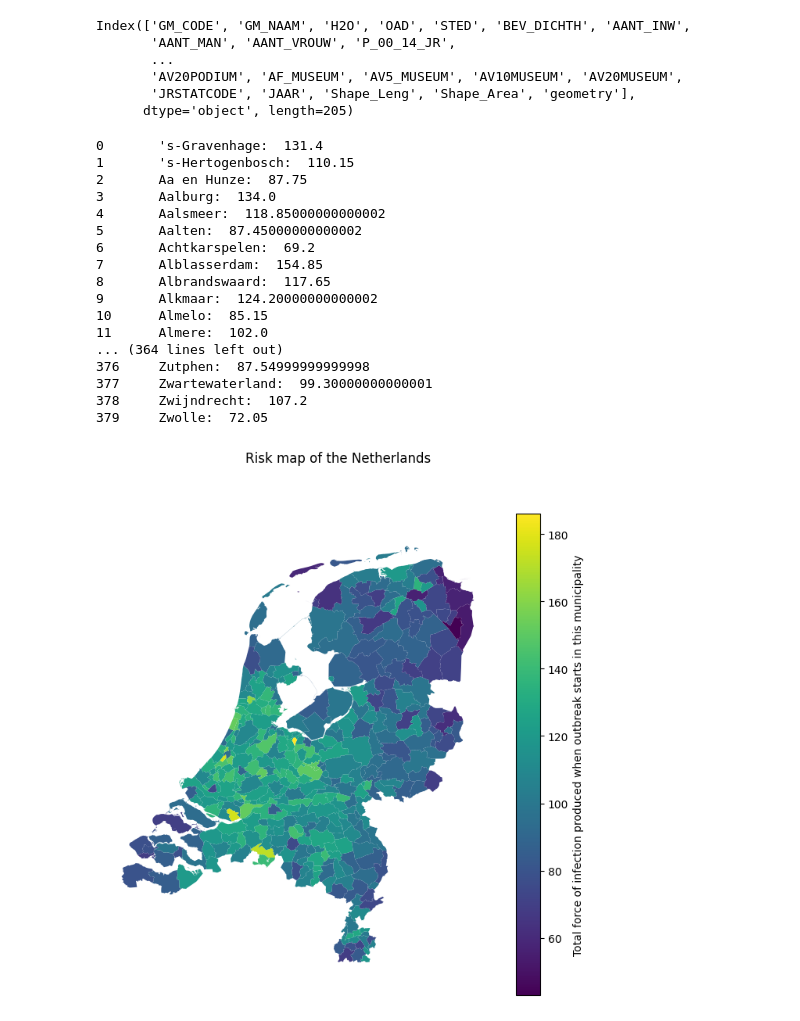
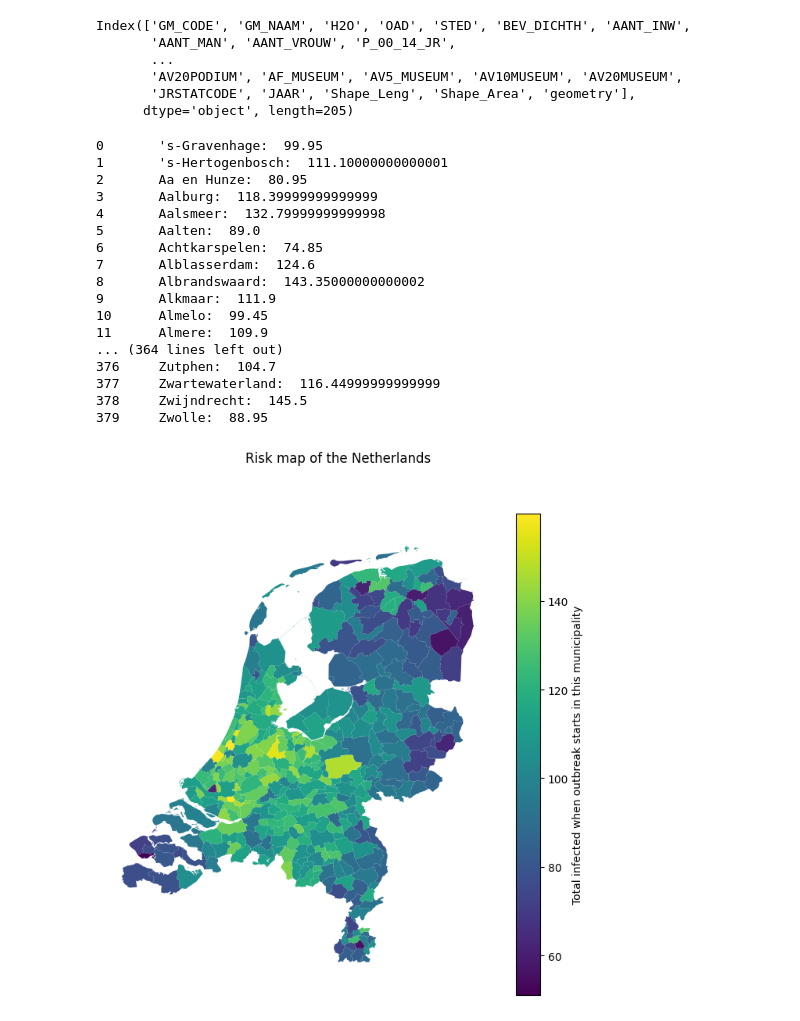
Before and after one commit to larsdekwant/covid-gravity-model, a Jupyter notebook: riskmap.ipynb, the cells around one changed output. Saved outputs shown, nothing was run; the diff lists cells and outputs as text; code cells hidden in the pictures.

```diff
--- a/riskmap.ipynb
+++ b/riskmap.ipynb
@@ -296,7 +318,7 @@ def load_total_infected_per_municipality(path_data, loc, group, run):
     peopleDF = pd.read_pickle(path_data + 'PeopleDF.pkl')
     extraPeopleDF = pd.read_pickle(path_data + 'ExtraPeopleDF.pkl')
     status = np.load(path_data + 'Runs_ref_4.6_100_5_risk' + str(loc) + '_' + str(group) + '/Status_' + str(run) + '.npz')
-    uniLocs = np.array(pd.read_pickle(path_data + 'Gemeenten.pkl')).T[0]
+    uniLocs = np.array(pd.read_pickle(os.path.normpath(path_data + '../../Gemeenten.pkl'))).T[0]
     loc_to_id = {val: i for i, val in enumerate(uniLocs)}
     uniGroups = np.unique(np.array(extraPeopleDF.Group))
 
@@ -322,53 +344,56 @@ def load_total_infected_per_municipality(path_data, loc, group, run):
 
     return infected_per_municipality
 
-def load_total_infected_avg_runs(path_data, loc, group, runs):
+def load_total_infected_avg_runs(path_data, loc, group, seeds, runs_per_seed):
     all_data = []
-    for run in range(runs):
-        all_data.append(load_total_infected_per_municipality(path_data, loc, group, run))
-        print("Loaded & computed loc: " +str(loc) + " group: " + str(group) + " run: " + str(run))
+    for seed in range(seeds):
+        path = path_data + f'Seed_{seed}/'
+        for run in range(runs_per_seed):
+            all_data.append(load_total_infected_per_municipality(path, loc, group, run))
+            # print("Loaded & computed loc: " +str(loc) + " group: " + str(group) + " run: " + str(run))
 
     # Average the data
+    n_data = seeds * runs_per_seed
     merged_data = np.zeros(all_data[0].shape)
-    for run in range(runs):
-        merged_data = merged_data + all_data[run]
-    merged_data = merged_data / runs
+    for i in range(n_data):
+        merged_data = merged_data + all_data[i]
+    merged_data = merged_data / n_data
     return merged_data
 # %%
-path = os.getcwd() + '/results/High/Seed_0/'
+path = os.getcwd() + '/cluster/results/3/High/'
 
 loc_name = np.array(pd.read_pickle(path + 'Gemeenten.pkl')).T[0]
 n_mun = len(loc_name)
 t_max = 21 * 24
 
 risk_map = np.zeros(n_mun)
 infected_per_municipality = np.zeros((n_mun, t_max, n_mun))
 for loc in range(n_mun):
-    infected_per_municipality[loc] = load_total_infected_avg_runs(path, loc, 3, 20)
+    infected_per_municipality[loc] = load_total_infected_avg_runs(path, loc, 3, 20, 1)
     risk_map[loc] = np.sum(infected_per_municipality[loc, t_max - 1])
     print(str(loc) +'\t' + loc_name[loc] + ':  ' + str(risk_map[loc]))
 
 # Store the infected data per municipality, because it takes a while to generate
-np.save(path + 'Infected_Per_Municipality', infected_per_municipality)
+np.save(path + 'Infected_Per_Municipality_New', infected_per_municipality)
 
 create_spatial_plot(risk_map, 'Risk map of the Netherlands', 'Total infected when outbreak starts in this municipality')
 # %% [output]
-0       's-Gravenhage:  131.4
-1       's-Hertogenbosch:  110.15
-2       Aa en Hunze:  87.75
-3       Aalburg:  134.0
-4       Aalsmeer:  118.85000000000002
-5       Aalten:  87.45000000000002
-6       Achtkarspelen:  69.2
-7       Alblasserdam:  154.85
-8       Albrandswaard:  117.65
-9       Alkmaar:  124.20000000000002
-10      Almelo:  85.15
-11      Almere:  102.0
+0       's-Gravenhage:  99.95
+1       's-Hertogenbosch:  111.10000000000001
+2       Aa en Hunze:  80.95
+3       Aalburg:  118.39999999999999
+4       Aalsmeer:  132.79999999999998
+5       Aalten:  89.0
+6       Achtkarspelen:  74.85
+7       Alblasserdam:  124.6
+8       Albrandswaard:  143.35000000000002
+9       Alkmaar:  111.9
+10      Almelo:  99.45
+11      Almere:  109.9
 ... (364 lines left out)
-376     Zutphen:  87.54999999999998
-377     Zwartewaterland:  99.30000000000001
-378     Zwijndrecht:  107.2
-379     Zwolle:  72.05
+376     Zutphen:  104.7
+377     Zwartewaterland:  116.44999999999999
+378     Zwijndrecht:  145.5
+379     Zwolle:  88.95
-[figure, old version]
+[figure, new version]
 # %%
```
Also changed, not shown: parts of 5 cells of this notebook, 26 other files.
